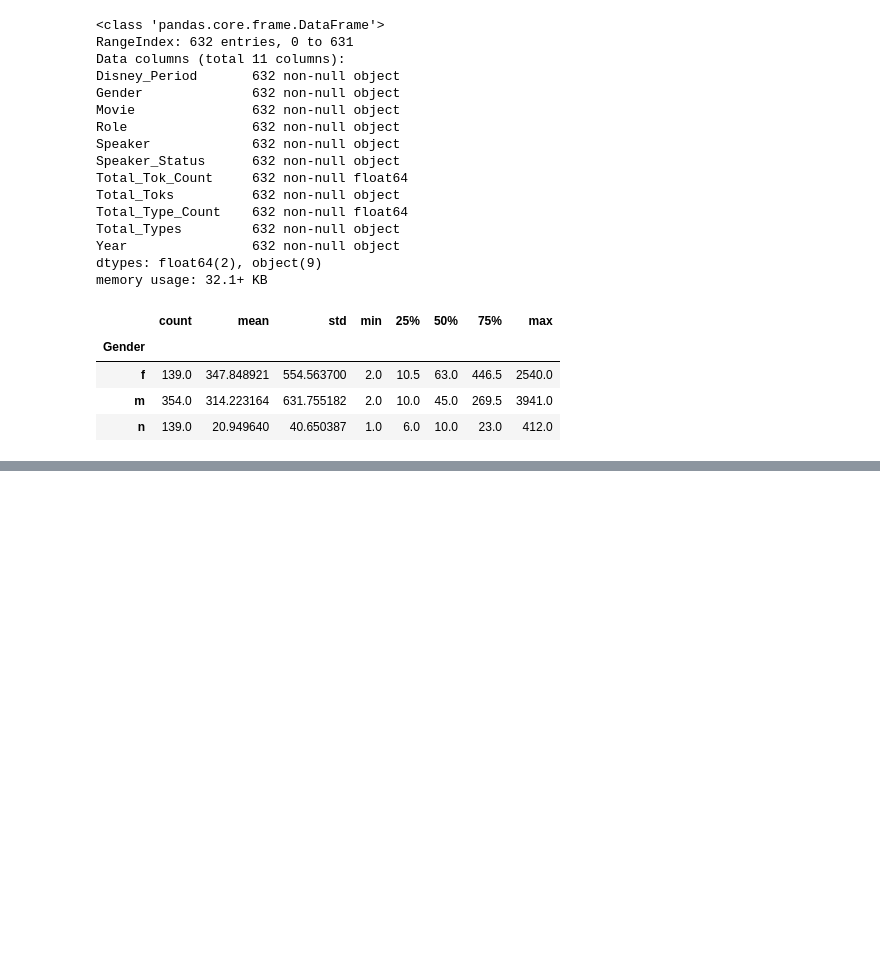
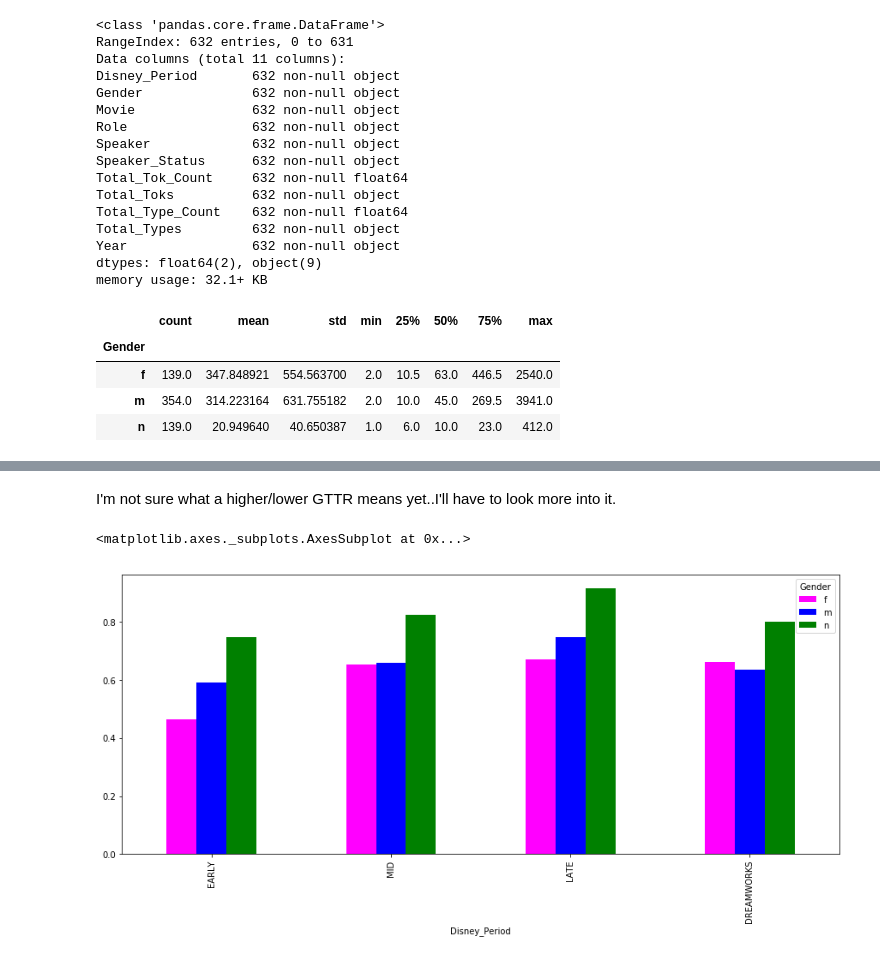
Before and after one commit to Data-Science-for-Linguists-2019/Animated-Movie-Gendered-Dialogue, a Jupyter notebook: code/Tok_Type_TTR_Analysis.ipynb, the cells around one changed output, grey strips where cells are left out. Saved outputs shown, nothing was run; the diff lists cells and outputs as text; code cells hidden in the pictures; blank space fills up the shorter version.

```diff
--- a/code/Tok_Type_TTR_Analysis.ipynb
+++ b/code/Tok_Type_TTR_Analysis.ipynb
@@ -34,0 +80,8 @@ all_movies_df.groupby('Gender')['Total_Tok_Count'].describe()
+# %% [markdown]
+I'm not sure what a higher/lower GTTR means yet..I'll have to look more into it.
+# %%
+ttr_by_company_gender = all_movies_df.groupby(['Disney_Period', 'Gender'], sort=False)['TTR'].describe()['mean']
+ttr_by_company_gender.unstack().plot.bar(color = ['magenta', 'blue', 'green'], figsize = (15,6))
+# %% [output]
+<matplotlib.axes._subplots.AxesSubplot at 0x...>
+[figure, added]
```
Also changed, not shown: parts of 42 cells of this notebook.
